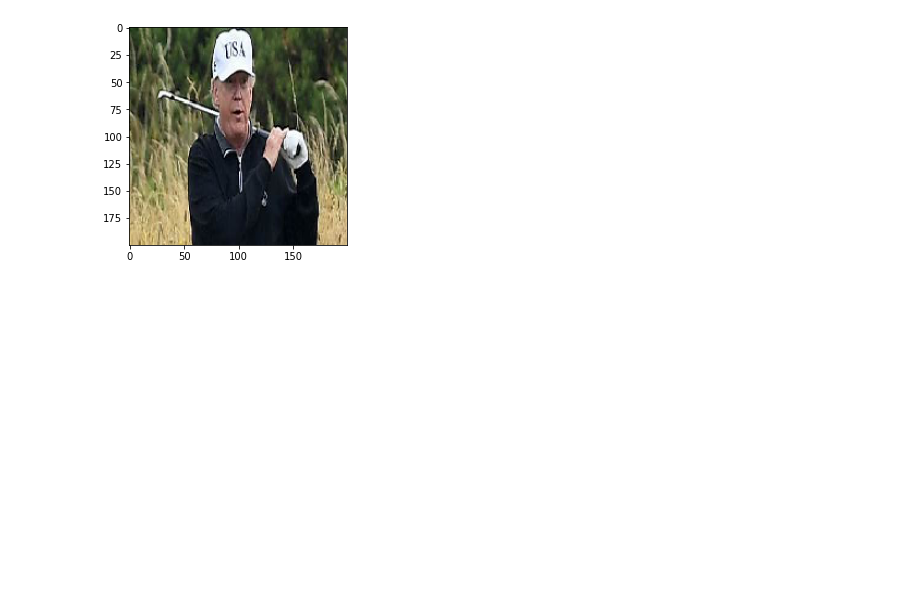
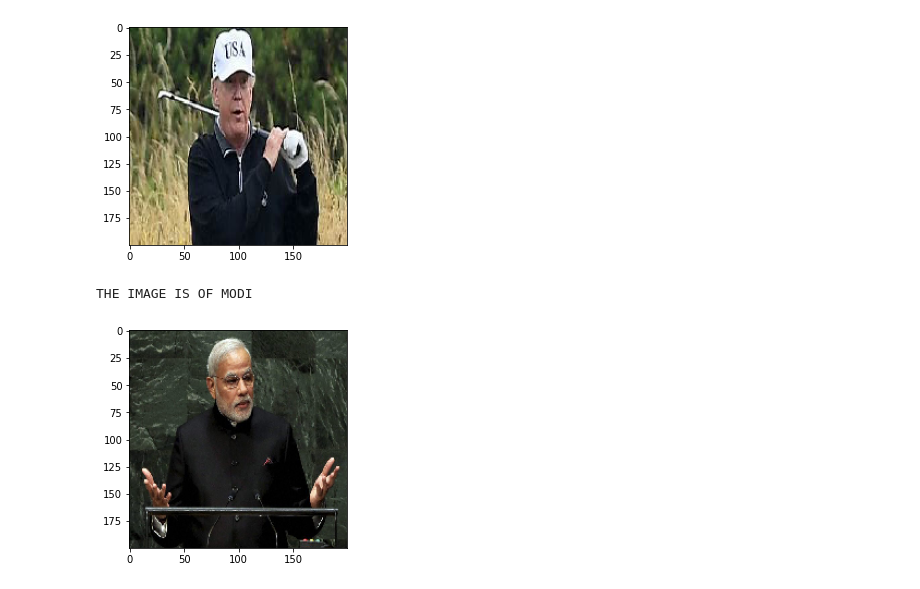
Before and after one commit to ajinkyajumde/CNN-, a Jupyter notebook: CNN.ipynb, the cells around one changed output. Drawn from its saved outputs; the diff is of its cells as text; code cells hidden in the pictures; blank space fills up the shorter version.

```diff
--- a/CNN.ipynb
+++ b/CNN.ipynb
@@ -182,3 +185,17 @@ else:
 # %% [output]
 THE IMAGE IS OF TRUMP
 [figure]
+# %%
+test_image=image.load_img('/content/drive/MyDrive/Almabetter projects/cnn/pm-un_650_092714085516_102414061747_102914125425.jpg',target_size=(200,200))
+X=image.img_to_array(test_image)
+X=np.expand_dims(X,axis=0)
+img=np.vstack([X])
+val=model.predict(img)
+plt.imshow(test_image)
+if val==0:
+  print('THE IMAGE IS OF MODI')
+else:
+  print('THE IMAGE IS OF TRUMP')
+# %% [output]
+THE IMAGE IS OF MODI
+[figure, added]
```
Also changed, not shown: parts of 1 cell of this notebook.
